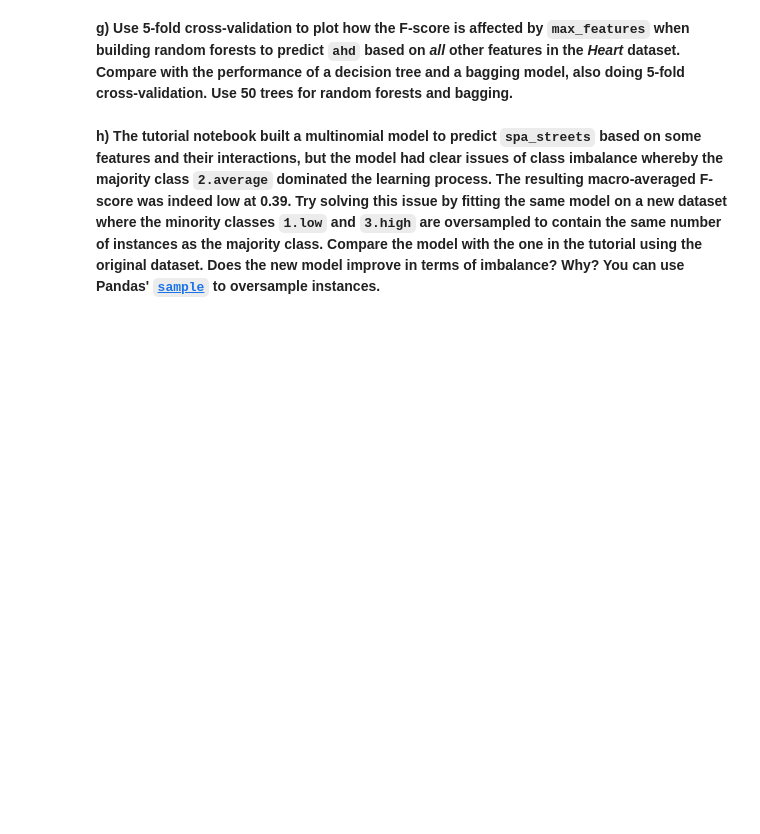
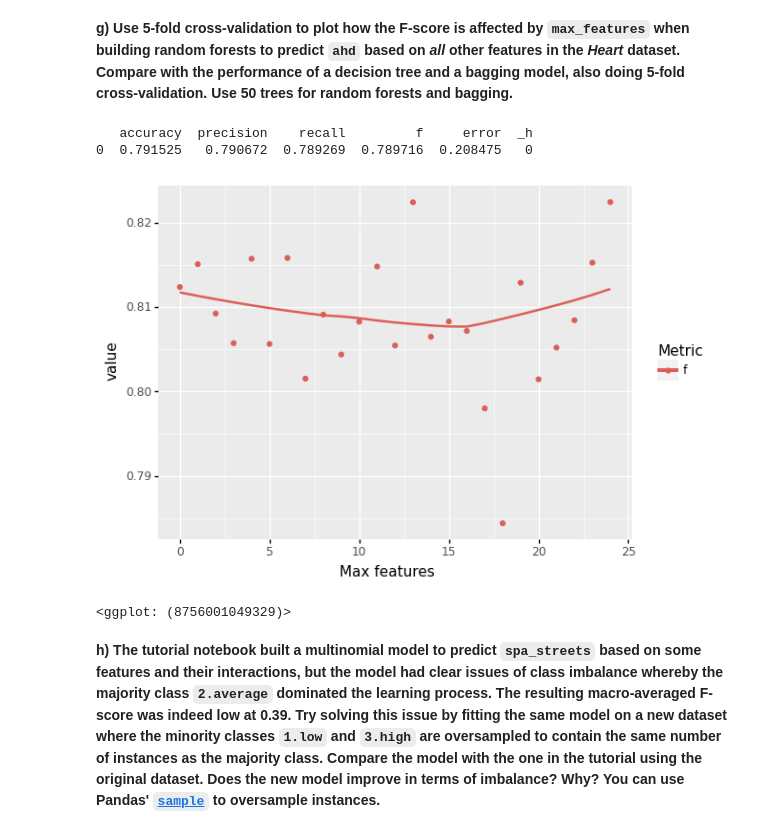
Before and after one commit to Gogonemnem/tu-delft-assignments, a Jupyter notebook: assignment6/classification.exercises_b.ipynb, the cells around one changed output. Cells and saved outputs as stored; diff of their text form; code cells hidden in the pictures; blank space fills up the shorter version.

```diff
--- a/assignment6/classification.exercises_b.ipynb
+++ b/assignment6/classification.exercises_b.ipynb
@@ -235,4 +300,51 @@ p
 # %% [markdown]
 **g) Use 5-fold cross-validation to plot how the F-score is affected by `max_features` when building random forests to predict `ahd` based on _all_ other features in the _Heart_ dataset. Compare with the performance of a decision tree and a bagging model, also doing 5-fold cross-validation. Use 50 trees for random forests and bagging.**
+# %%
+from sklearn.ensemble import BaggingClassifier, RandomForestClassifier
+
+def cv_random_forest(X_train, y_train, X_valid, y_valid, h):
+    c = RandomForestClassifier(n_estimators = 50, max_features = 3)
+    m = c.fit(X_train, y_train)  # fit the model with the training set
+    p = m.predict(X_valid)  # predict on the validation set
+
+    return {'accuracy': accuracy_score(y_valid, p),
+            'precision': precision_score(y_valid, p, average = 'macro', zero_division = 0),
+            'recall': recall_score(y_valid, p, average = 'macro'),
+            'f': f1_score(y_valid, p, average = 'macro'),
+            'error': 1-accuracy_score(y_valid, p)}
+
+def cv_bagging(X_train, y_train, X_valid, y_valid, h):
+    c = BaggingClassifier(n_estimators = 50)
+    m = c.fit(X_train, y_train)  # fit the model with the training set
+    p = m.predict(X_valid)  # predict on the validation set
+
+    return {'accuracy': accuracy_score(y_valid, p),
+            'precision': precision_score(y_valid, p, average = 'macro', zero_division = 0),
+            'recall': recall_score(y_valid, p, average = 'macro'),
+            'f': f1_score(y_valid, p, average = 'macro'),
+            'error': 1-accuracy_score(y_valid, p)}
+
+
+# sample data and model
+y = heart['ahd'] # .cat.codes
+X = pd.get_dummies(heart.loc[ : , heart.columns != 'ahd'])
+
+# print(kfold_cv(X, y, k = 5, H = range(2,10), cv_fun = cv_tree_leaf, random_state = 12345))
+# print(kfold_cv(X, y, k = 5, H = range(X.shape[1]), cv_fun = cv_random_forest, random_state = 12345))
+print(kfold_cv(X, y, k = 5, H = range(1), cv_fun = cv_bagging, random_state = 12345))
+
+
+pr = kfold_cv(X, y, k = 5, H = range(X.shape[1]), cv_fun = cv_random_forest, random_state = 12345)
+pr = pr.loc[:, ['f', '_h']]
+pr = pr.melt(id_vars = '_h', var_name = 'Metric')
+ggplot(pr, aes('_h', 'value', color = 'Metric')) +\
+    geom_point() +\
+    geom_smooth(se = False) +\
+    labs(x = 'Max features')
+# %% [output]
+   accuracy  precision    recall         f     error  _h
+0  0.791525   0.790672  0.789269  0.789716  0.208475   0
+[figure, added]
+<ggplot: (8756001049329)>
 # %% [markdown]
 **h) The tutorial notebook built a multinomial model to predict `spa_streets` based on some features and their interactions, but the model had clear issues of class imbalance whereby the majority class `2.average` dominated the learning process. The resulting macro-averaged F-score was indeed low at 0.39. Try solving this issue by fitting the same model on a new dataset where the minority classes `1.low` and `3.high` are oversampled to contain the same number of instances as the majority class. Compare the model with the one in the tutorial using the original dataset. Does the new model improve in terms of imbalance? Why? You can use Pandas' [`sample`](https://pandas.pydata.org/docs/reference/api/pandas.core.groupby.DataFrameGroupBy.sample.html) to oversample instances.**
```
Also changed, not shown: parts of 9 cells of this notebook.
